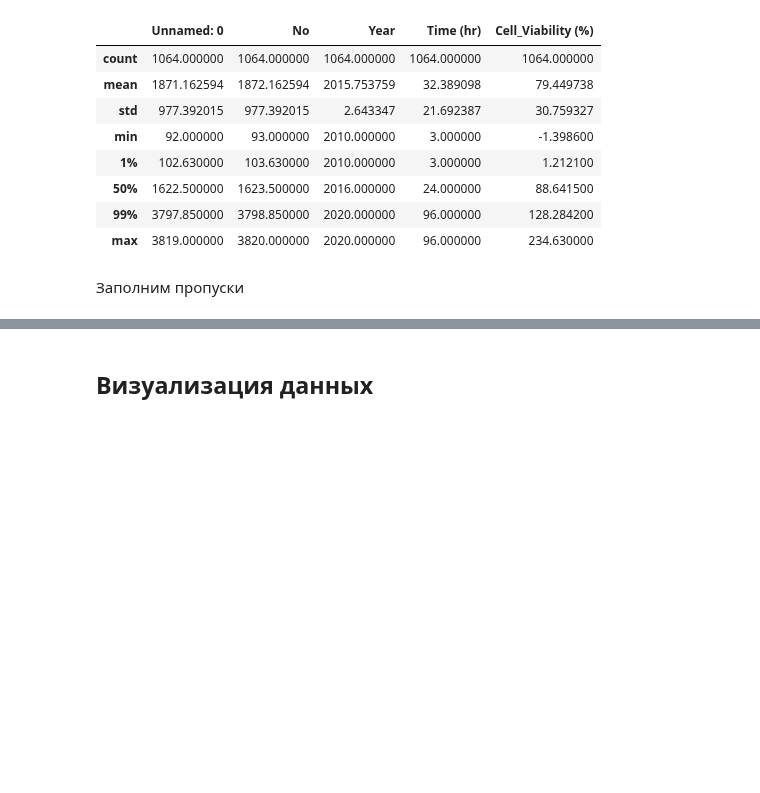
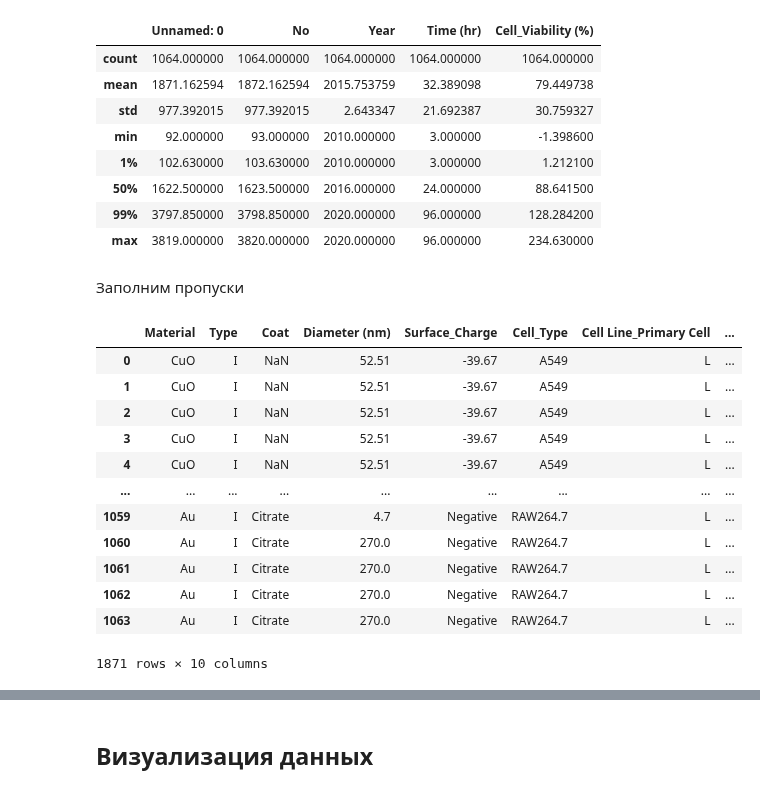
Before and after one commit to dobrotvorn/DataCon23, a Jupyter notebook: Mini_task1.ipynb, the cells around one changed output, grey strips where cells are left out. Drawn from its saved outputs; the diff is of its cells as text; code cells hidden in the pictures; blank space fills up the shorter version.

```diff
--- a/Mini_task1.ipynb
+++ b/Mini_task1.ipynb
@@ -134,0 +199,22 @@ pass
+# %%
+numerics = ['int16', 'int32', 'int64', 'float16', 'float32', 'float64']
+
+text_columns = df.select_dtypes(include='object').columns.tolist()
+
+numeric_columns = df.select_dtypes(include=numerics).columns.tolist()
+# %%
+df[text_columns]
+# %% [output]
+|  | Material | Type | Coat | Diameter (nm) | Surface_Charge | Cell_Type | Cell Line_Primary Cell | ... |
+| 0 | CuO | I | NaN | 52.51 | -39.67 | A549 | L | ... |
+| 1 | CuO | I | NaN | 52.51 | -39.67 | A549 | L | ... |
+| 2 | CuO | I | NaN | 52.51 | -39.67 | A549 | L | ... |
+| 3 | CuO | I | NaN | 52.51 | -39.67 | A549 | L | ... |
+| 4 | CuO | I | NaN | 52.51 | -39.67 | A549 | L | ... |
+| ... | ... | ... | ... | ... | ... | ... | ... | ... |
+| 1059 | Au | I | Citrate | 4.7 | Negative | RAW264.7 | L | ... |
+| 1060 | Au | I | Citrate | 270.0 | Negative | RAW264.7 | L | ... |
+| 1061 | Au | I | Citrate | 270.0 | Negative | RAW264.7 | L | ... |
+| 1062 | Au | I | Citrate | 270.0 | Negative | RAW264.7 | L | ... |
+| 1063 | Au | I | Citrate | 270.0 | Negative | RAW264.7 | L | ... |
+1871 rows × 10 columns
```
Also changed, not shown: parts of 10 cells of this notebook.
